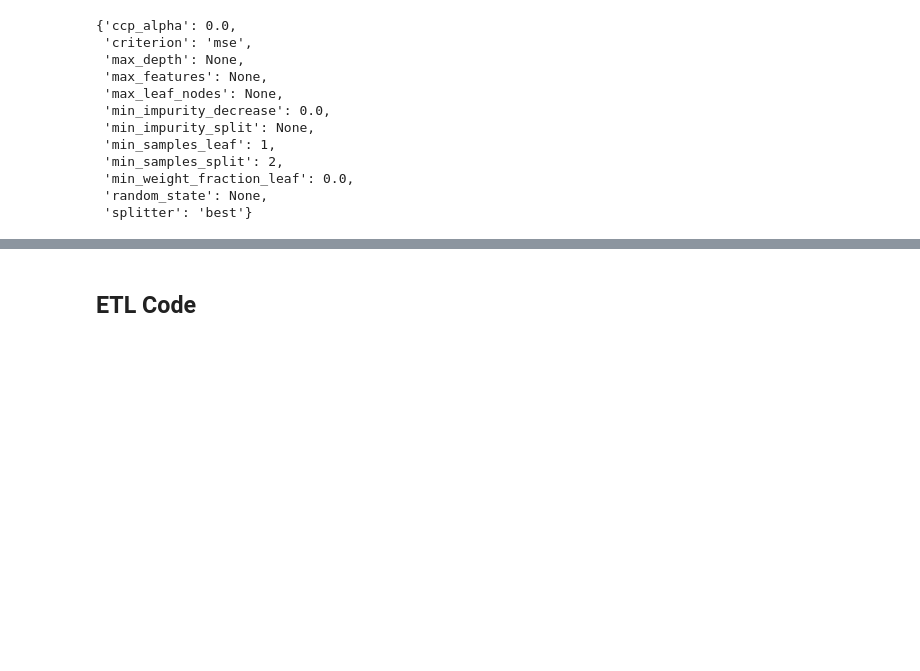
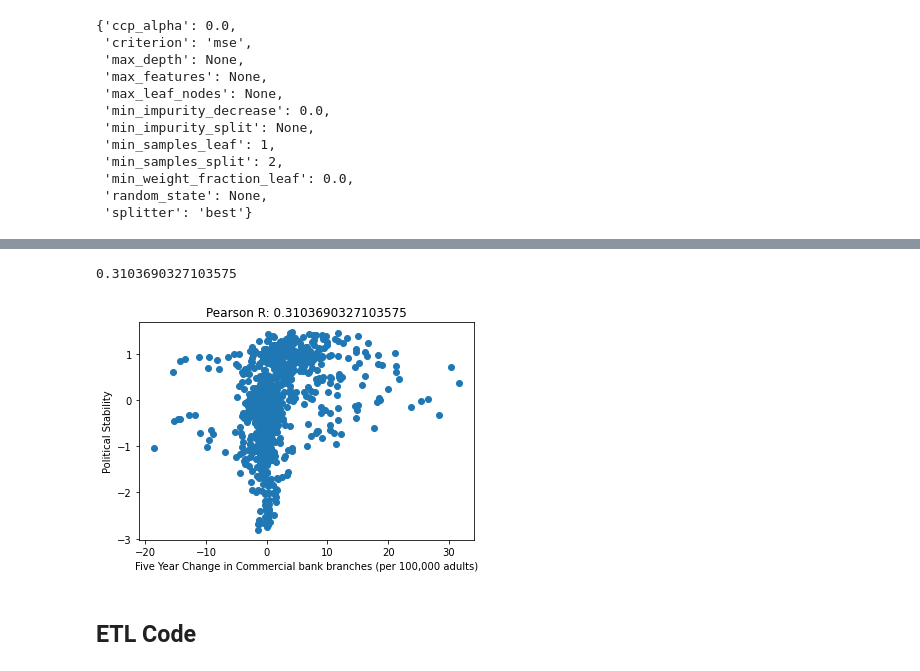
Before and after one commit to nmckinne/SustainabilityProject, a Jupyter notebook: SustainabilityGoals.ipynb, the cells around one changed output, grey strips where cells are left out. Saved outputs shown, nothing was run; the diff lists cells and outputs as text; code cells hidden in the pictures; blank space fills up the shorter version.

Commit message:
Added Correlations for five-year changes

```diff
--- a/SustainabilityGoals.ipynb
+++ b/SustainabilityGoals.ipynb
@@ -1399,0 +1427,5 @@ Account ownership at a financial institution or with a mobile-money-service prov
+# %%
+#Append Country to filled_final_features
+final_with_country = filled_final_features.copy()
+final_with_country['country'] = mod_df['country'].copy()
+final_with_country.head()
@@ -1399,0 +1439,8 @@ Account ownership at a financial institution or with a mobile-money-service prov
+# %%
+#Count number of unique values for each country to make sure it is 10 years for each country
+final_with_country['country'].value_counts()
+#This is true for all but one country: 159 (South Sudan) which has 9 years
+
+#Group by the country and find the five-year difference
+five_year_change_df = final_with_country.groupby(['country']).diff(periods=5)
+five_year_change_df.head(20)
@@ -1399,0 +1465,8 @@ Account ownership at a financial institution or with a mobile-money-service prov
+# %%
+#Add Political Stability values to the dataframe
+five_year_change_df['Political_Stability']=mod_df['Political_Stability'].copy()
+# %%
+#remove all rows with NaN values
+five_year_change_df.dropna(inplace=True)
+print(five_year_change_df.shape)
+five_year_change_df.head(20)
@@ -1399,0 +1514,20 @@ Account ownership at a financial institution or with a mobile-money-service prov
+# %%
+#Set best_corr_value
+best_new_corr_value = five_year_change_df['Commercial bank branches (per 100,000 adults)'].corr(five_year_change_df['Political_Stability'])
+print(best_new_corr_value)
+
+#graph top correlation
+#set x and y for scatterplot
+x_five_year = five_year_change_df['Commercial bank branches (per 100,000 adults)']
+y_five_year = five_year_change_df['Political_Stability']
+
+#Use scatterplot
+plt.scatter(x_five_year, y_five_year)
+#add title
+plt.title('Pearson R: ' + str(best_new_corr_value))
+plt.xlabel("Five Year Change in Commercial bank branches (per 100,000 adults)")
+plt.ylabel("Political Stability")
+plt.show()
+# %% [output]
+0.3103690327103575
+[figure, added]
```
Also changed, not shown: parts of 37 cells of this notebook.
